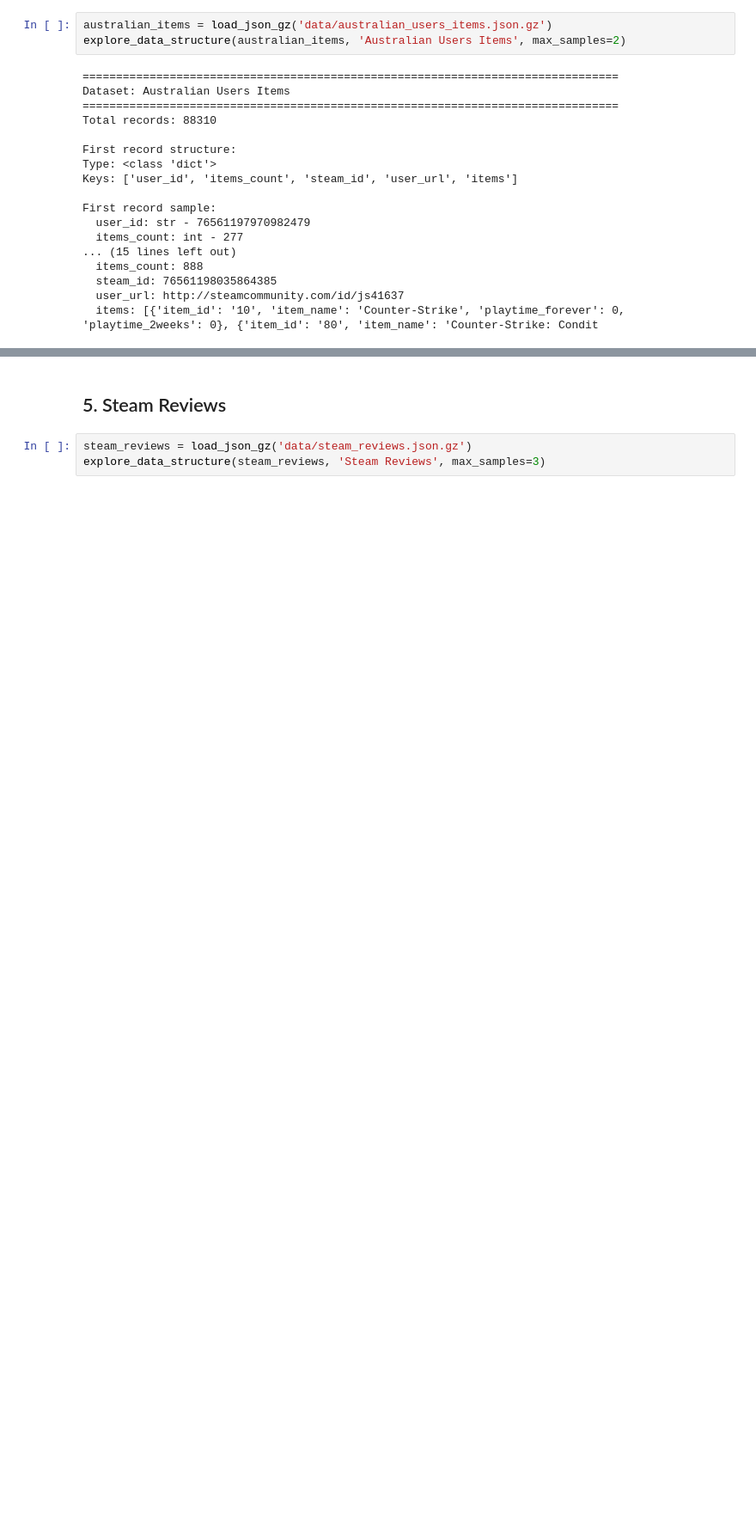
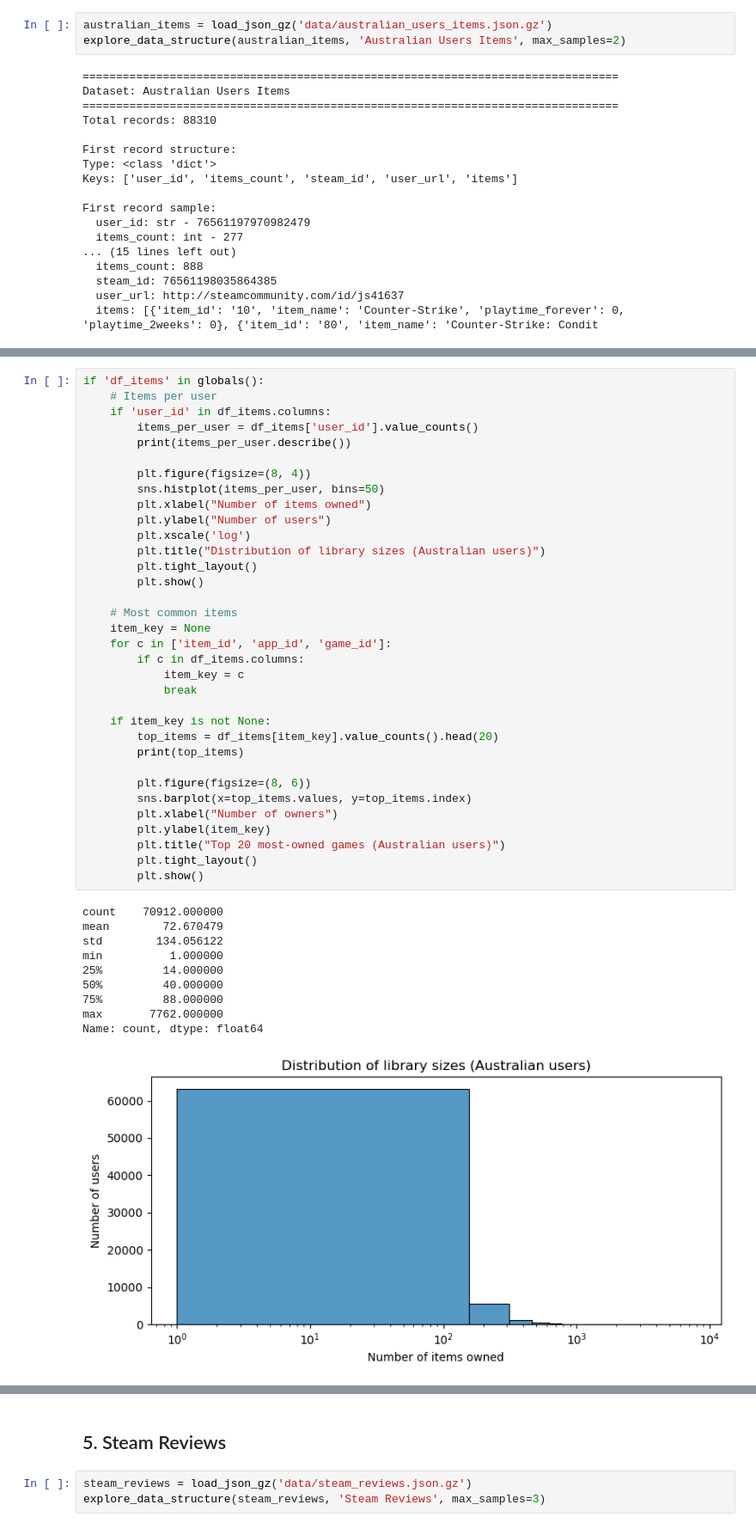
Before and after one commit to vivianc2/CSE258_assignment2, a Jupyter notebook: data_understanding.ipynb, the cells around one changed output, grey strips where cells are left out. Shown at 86% size. Drawn from its saved outputs; the diff is of its cells as text; blank space fills up the shorter version.

```diff
--- a/data_understanding.ipynb
+++ b/data_understanding.ipynb
@@ -373,0 +460,45 @@ max         NaN          NaN      6.427730e+05     1.996700e+04      NaN
+# %%
+if 'df_items' in globals():
+    # Items per user
+    if 'user_id' in df_items.columns:
+        items_per_user = df_items['user_id'].value_counts()
+        print(items_per_user.describe())
+
+        plt.figure(figsize=(8, 4))
+        sns.histplot(items_per_user, bins=50)
+        plt.xlabel("Number of items owned")
+        plt.ylabel("Number of users")
+        plt.xscale('log')
+        plt.title("Distribution of library sizes (Australian users)")
+        plt.tight_layout()
+        plt.show()
+
+    # Most common items
+    item_key = None
+    for c in ['item_id', 'app_id', 'game_id']:
+        if c in df_items.columns:
+            item_key = c
+            break
+
+    if item_key is not None:
+        top_items = df_items[item_key].value_counts().head(20)
+        print(top_items)
+
+        plt.figure(figsize=(8, 6))
+        sns.barplot(x=top_items.values, y=top_items.index)
+        plt.xlabel("Number of owners")
+        plt.ylabel(item_key)
+        plt.title("Top 20 most-owned games (Australian users)")
+        plt.tight_layout()
+        plt.show()
+# %% [output]
+count    70912.000000
+mean        72.670479
+std        134.056122
+min          1.000000
+25%         14.000000
+50%         40.000000
+75%         88.000000
+max       7762.000000
+Name: count, dtype: float64
+[figure, added]
```
Also changed, not shown: parts of 12 cells of this notebook.
